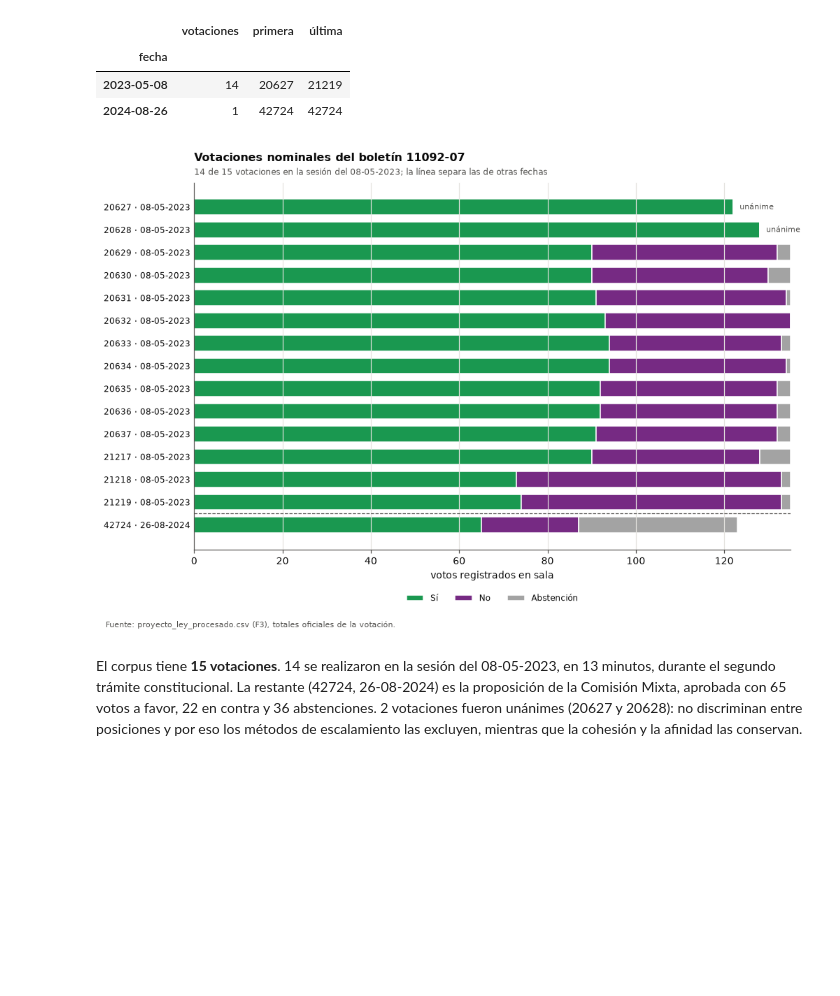
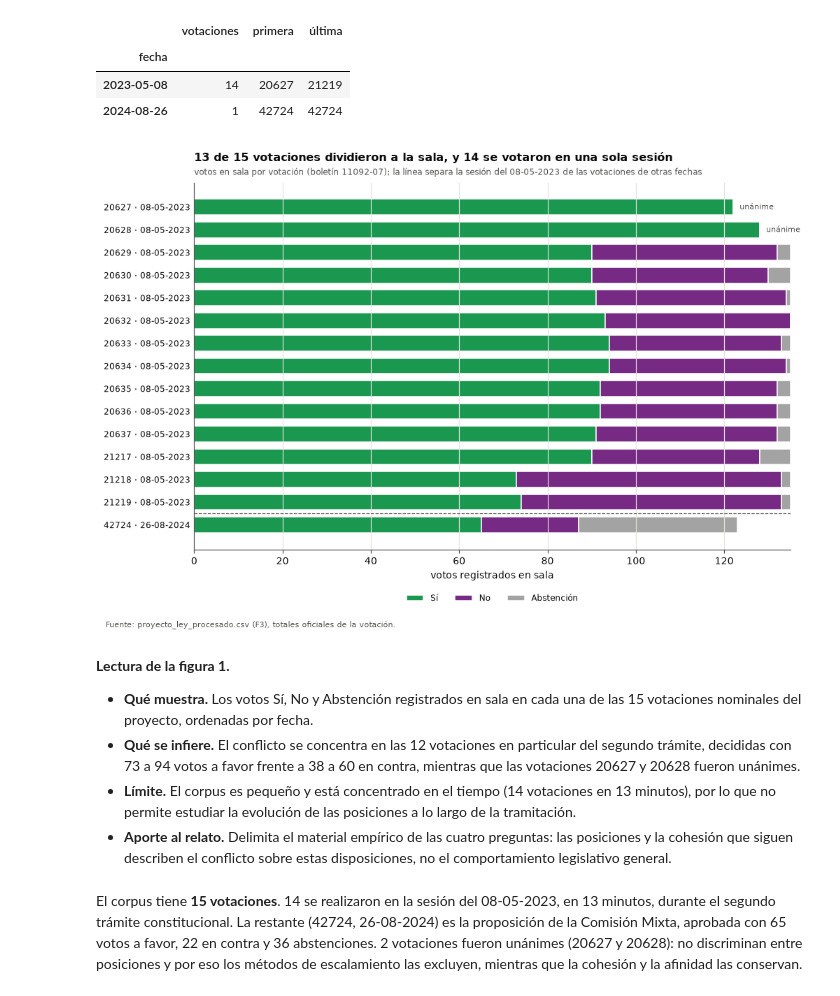
Before and after one commit to joserodriguezc/grupo_1_programacion_ciencia_datos, a Jupyter notebook: F4/notebooks/F4_06_comunicacion.ipynb, the cells around one changed output. Saved outputs shown, nothing was run; the diff lists cells and outputs as text; code cells hidden in the pictures; blank space fills up the shorter version.

```diff
--- a/F4/notebooks/F4_06_comunicacion.ipynb
+++ b/F4/notebooks/F4_06_comunicacion.ipynb
@@ -126,6 +126,15 @@ def pct(proporcion, decimales=0):
     return f'{vis.coma(100 * float(proporcion), decimales)} %'
 
 
+def lectura(numero, muestra, infiero, limite, aporte):
+    # Cuatro frases bajo cada figura, listas para copiar al informe.
+    texto(f'**Lectura de la figura {numero}.**\n\n'
+          f'- **Qué muestra.** {muestra}\n'
+          f'- **Qué se infiere.** {infiero}\n'
+          f'- **Límite.** {limite}\n'
+          f'- **Aporte al relato.** {aporte}')
+
+
 def lista(elementos):
     elementos = [str(e) for e in elementos]
     return elementos[0] if len(elementos) == 1 else ', '.join(elementos[:-1]) + ' y ' + elementos[-1]
@@ -181,37 +190,63 @@ display(sesiones.rename(columns={'count': 'votaciones', 'min': 'primera', 'max':
 | 2023-05-08 | 14 | 20627 | 21219 |
 | 2024-08-26 | 1 | 42724 | 42724 |
 # %%
+# Votaciones que dividieron a la sala: ni unánimes ni de otra fecha.
+disputadas_sesion = catalogo.loc[~catalogo['Id'].isin(unanimes)
+                                 & catalogo['fecha'].dt.date.eq(sesion_principal)]
 fig, ax = plt.subplots(figsize=(10, 6.2))
 y = np.arange(len(catalogo))[::-1]
 izquierda = np.zeros(len(catalogo))
 for categoria, columna in (('Sí', 'TotalSi'), ('No', 'TotalNo'), ('Abstención', 'TotalAbstencion')):
     ax.barh(y, catalogo[columna], left=izquierda, color=vis.VOTOS[categoria], height=0.7,
             edgecolor='white', linewidth=1, label=categoria)
     izquierda += catalogo[columna].to_numpy()
 etiquetas = [f"{v} · {f:%d-%m-%Y}" for v, f in zip(catalogo['Id'], catalogo['fecha'])]
 ax.set_yticks(y, etiquetas, fontsize=8)
 ax.tick_params(axis='y', length=0)
 for posicion, total, unanime in zip(y, izquierda, catalogo['Id'].isin(unanimes)):
     if unanime:
         ax.text(total + 1.5, posicion, 'unánime', va='center', fontsize=7.5,
                 color=vis.TEXTO_SECUNDARIO)
 # Separa la sesión principal de las votaciones de otras fechas.
 otras = (~catalogo['fecha'].dt.date.eq(sesion_principal)).to_numpy()
 if otras.any():
     ax.axhline(y[otras].max() + 0.5, color=vis.TEXTO_SECUNDARIO, linewidth=0.8,
                linestyle='--')
 ax.set_xlabel('votos registrados en sala')
 ax.grid(axis='x')
-vis.titulo(ax, 'Votaciones nominales del boletín 11092-07',
-           f'{en_sesion_principal} de {n_votaciones} votaciones en la sesión del '
-           f'{sesion_principal:%d-%m-%Y}; la línea separa las de otras fechas')
+vis.titulo(ax, f'{n_votaciones - len(unanimes)} de {n_votaciones} votaciones dividieron a la sala, '
+               f'y {en_sesion_principal} se votaron en una sola sesión',
+           f'votos en sala por votación (boletín 11092-07); la línea separa la sesión del '
+           f'{sesion_principal:%d-%m-%Y} de las votaciones de otras fechas')
 vis.leyenda_inferior(ax, ncol=3, y=-0.1)
 vis.nota(fig, 'Fuente: proyecto_ley_procesado.csv (F3), totales oficiales de la votación.',
          y=-0.04)
 guardar(fig, '01_votaciones_corpus.png')
 plt.show()
+
+lectura(
+    1,
+    f'Los votos Sí, No y Abstención registrados en sala en cada una de las {n_votaciones} '
+    'votaciones nominales del proyecto, ordenadas por fecha.',
+    f'El conflicto se concentra en las {len(disputadas_sesion)} votaciones en particular del '
+    f'segundo trámite, decididas con {disputadas_sesion["TotalSi"].min()} a '
+    f'{disputadas_sesion["TotalSi"].max()} votos a favor frente a '
+    f'{disputadas_sesion["TotalNo"].min()} a {disputadas_sesion["TotalNo"].max()} en contra, '
+    f'mientras que las votaciones {lista(unanimes)} fueron unánimes.',
+    f'El corpus es pequeño y está concentrado en el tiempo ({en_sesion_principal} votaciones '
+    f'en {int(duracion.total_seconds() // 60)} minutos), por lo que no permite estudiar la '
+    'evolución de las posiciones a lo largo de la tramitación.',
+    'Delimita el material empírico de las cuatro preguntas: las posiciones y la cohesión que '
+    'siguen describen el conflicto sobre estas disposiciones, no el comportamiento '
+    'legislativo general.')
 # %% [output]
-[figure, old version]
+[figure, new version]
+**Lectura de la figura 1.**
+
+- **Qué muestra.** Los votos Sí, No y Abstención registrados en sala en cada una de las 15 votaciones nominales del proyecto, ordenadas por fecha.
+- **Qué se infiere.** El conflicto se concentra en las 12 votaciones en particular del segundo trámite, decididas con 73 a 94 votos a favor frente a 38 a 60 en contra, mientras que las votaciones 20627 y 20628 fueron unánimes.
+- **Límite.** El corpus es pequeño y está concentrado en el tiempo (14 votaciones en 13 minutos), por lo que no permite estudiar la evolución de las posiciones a lo largo de la tramitación.
+- **Aporte al relato.** Delimita el material empírico de las cuatro preguntas: las posiciones y la cohesión que siguen describen el conflicto sobre estas disposiciones, no el comportamiento legislativo general.
 # %%
 otras_fechas = catalogo.loc[~catalogo['fecha'].dt.date.eq(sesion_principal)]
 mixta = otras_fechas.iloc[0]
```
Also changed, not shown: parts of 6 cells of this notebook, 6 other files.
